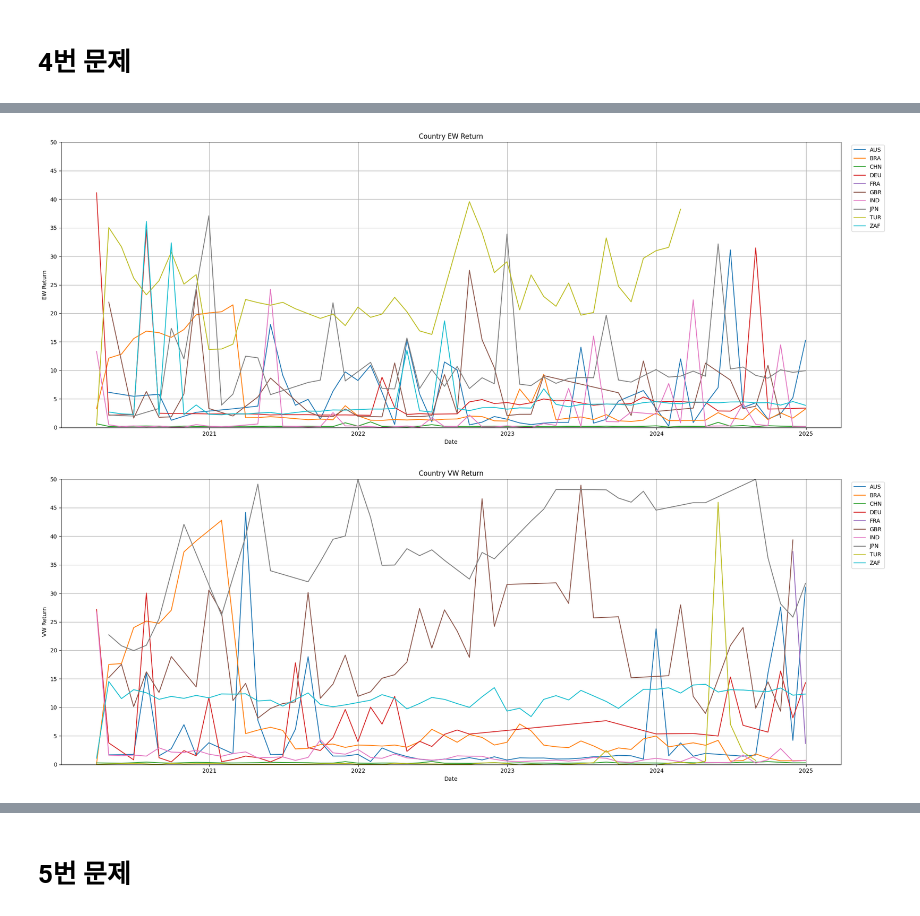
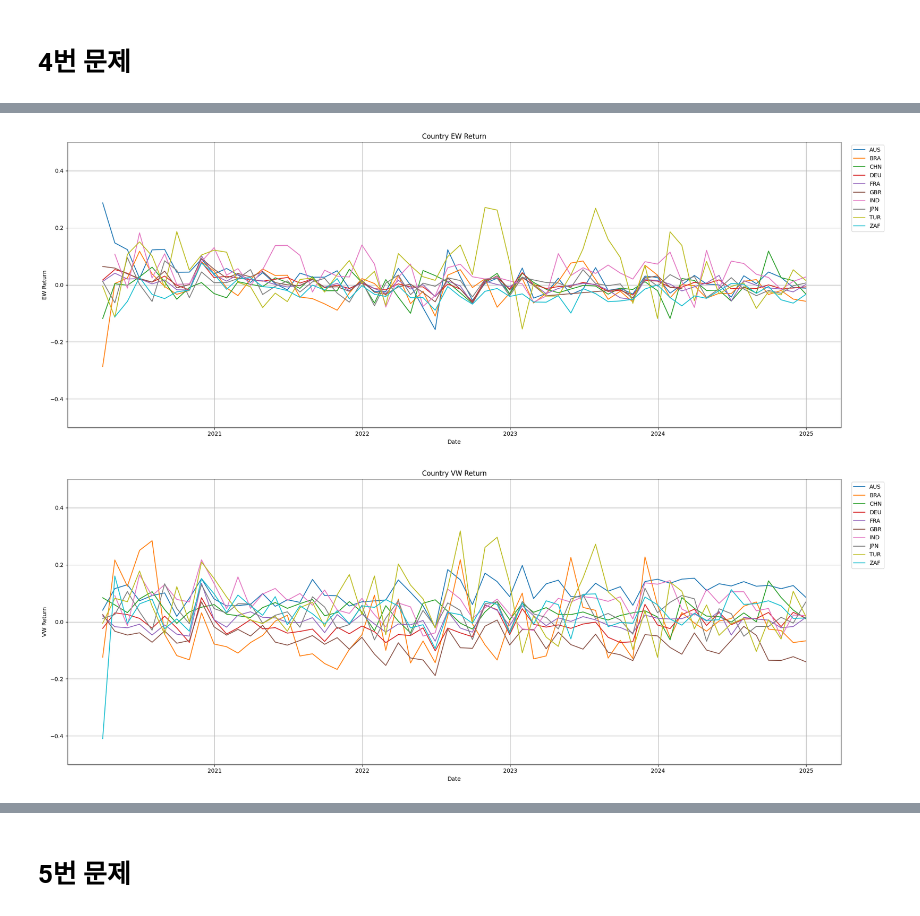
Before and after one commit to LJMfintech/Financial_Data_Analysis, a Jupyter notebook: DataAnalysisHW1.ipynb, the cells around one changed output, grey strips where cells are left out. Cells and saved outputs as stored; diff of their text form; code cells hidden in the pictures.

```diff
--- a/DataAnalysisHW1.ipynb
+++ b/DataAnalysisHW1.ipynb
@@ -88,7 +88,7 @@ country
 # b: 기업명 및 국가
 # 기업(gvkey) 기준으로 매칭
 
-data_set = conn.raw_sql("""select gvkey, iid, datadate, conm, ajexm, ajpm, cshtrm, curcdm, prccm, prchm, prclm, dvpspm, dvpsxm, fic
+data_set = conn.raw_sql("""select gvkey, iid, datadate, ajexm, ajpm, cshtrm, prccm, prchm, prclm, dvpspm, dvpsxm, fic, loc
 
                           from comp.g_secm
                           where fic IN('GBR', 'DEU', 'JPN', 'FRA', 'AUS', 'CHN', 'IND', 'BRA', 'ZAF', 'TUR')
@@ -111,12 +111,6 @@ data_set.head()
 # %%
 # inf, -inf를 NaN으로 변환
 data_set = data_set.replace([np.inf, -np.inf], np.nan)
-
-# Fill the missing values with the last value available in the dataset.
-data_set=data_set.fillna(method='ffill') #ffill: forward fill으로, NA값을 직전 관측치로 대체
-
-# 그래도 남은 결측치(첫 관측치 등)는 0으로 대체
-data_set = data_set.fillna(0)
 
 # Drop the rows containing NA
 data_set= data_set.dropna(axis=0) # NA값 있는 행 삭제
@@ -442,12 +267,3 @@ fra_data.to_csv('fra_table.csv', index=False)
-# %%
-country_list = ['GBR', 'DEU', 'JPN', 'FRA', 'AUS', 'CHN', 'IND', 'BRA', 'ZAF', 'TUR']
-
-for code in country_list:
-    country_data = data_set[data_set['fic'] == code]
-    print(f"\n{code} 데이터 샘플")
-    print(country_data.head())
-    # 필요 시 각 국가별로 파일 저장
-    country_data.to_csv(f'{code}_data.csv', index=False)
 # %% [markdown]
 # 3번 문제
 # %%
@@ -586,8 +379,8 @@ year_month  fic      2020-03  2020-04  2020-05  2020-06  2020-07  2020-08  \
 # %%
 plt.figure(figsize=(20, 8))
 
-# 극단치 제거: EW 수익률이 -50 ~ 50인 데이터만 사용
-ew_ret_clipped = ew_ret[ew_ret['ew_ret'].abs() < 50]
+# 극단치 제거: EW 수익률이 -0.5 ~ 0.5인 데이터만 사용
+ew_ret_clipped = ew_ret[ew_ret['ew_ret'].abs() < 0.5]
 
 for country in ew_ret_clipped['fic'].unique():
     country_data = ew_ret_clipped[ew_ret_clipped['fic'] == country]
@@ -600,36 +393,34 @@ plt.legend(loc='upper left', ncol=2)
 plt.grid(True)
 plt.tight_layout()
 
-plt.ylim(0, 50)
-plt.yticks(range(0, 51, 5))  # y축 눈금: 0, 5, 10, ..., 50
+plt.ylim(-0.5, 0.5)
 plt.legend(bbox_to_anchor=(1.01, 1), loc=2)
 
 plt.show()
 # %% [output]
-[figure, old version]
+[figure, new version]
 # %%
 plt.figure(figsize=(20, 8))
 
-# 극단치 제거: VW 수익률이 -50 ~ 50인 데이터만 사용
-vw_ret_clipped = vw_ret[vw_ret['vw_ret'].abs() < 50]
+# 극단치 제거: VW 수익률이 -0.5 ~ 0.5인 데이터만 사용
+vw_ret_clipped = vw_ret[vw_ret['vw_ret'].abs() < 0.5]
 
 for country in vw_ret_clipped['fic'].unique():
     country_data = vw_ret_clipped[vw_ret_clipped['fic'] == country]
     plt.plot(country_data['datadate'], country_data['vw_ret'], label=country)
 
 plt.xlabel('Date')
 plt.ylabel('VW Return')
 plt.title('Country VW Return')
 plt.grid(True)
 plt.tight_layout()
 
-plt.ylim(0, 50)
-plt.yticks(range(0, 51, 5))  # y축 눈금: 0, 5, 10, ..., 50
+plt.ylim(-0.5, 0.5)
 plt.legend(bbox_to_anchor=(1.01, 1), loc=2)
 
 plt.show()
 # %% [output]
-[figure, old version]
+[figure, new version]
 # %%
 from scipy.stats import skew, kurtosis
 
```
Also changed, not shown: parts of 32 cells of this notebook.
